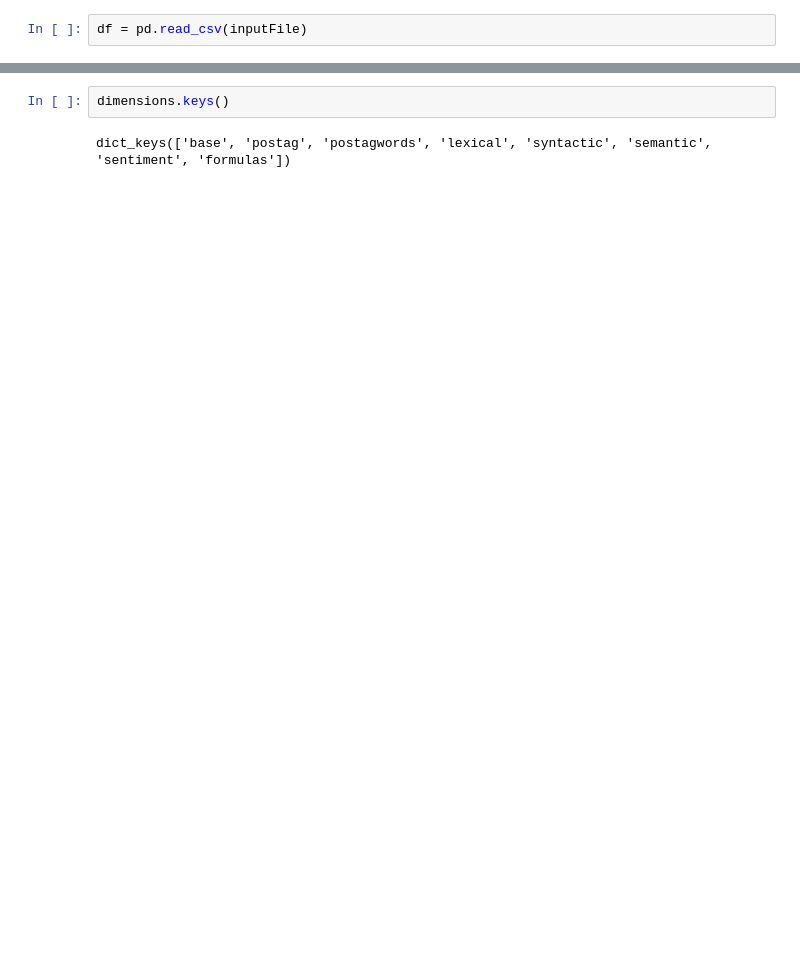
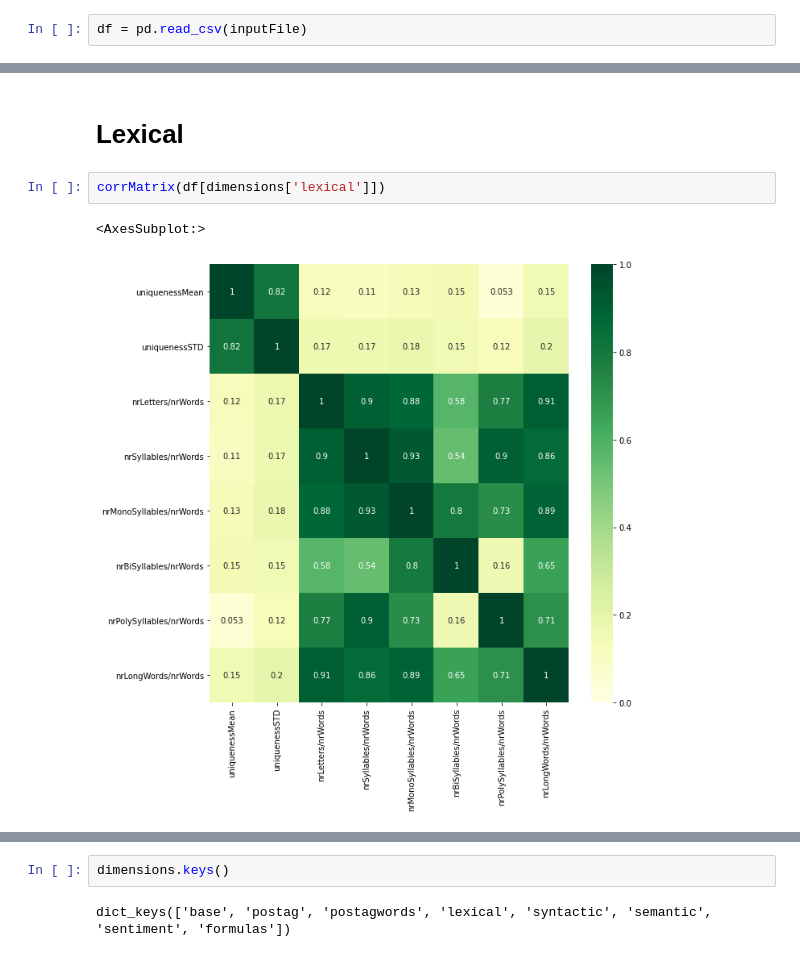
Before and after one commit to leddy231/kex, a Jupyter notebook: Dimensions-Correlation.ipynb, the cells around one changed output, grey strips where cells are left out. Saved outputs shown, nothing was run; the diff lists cells and outputs as text; blank space fills up the shorter version.

```diff
--- a/Dimensions-Correlation.ipynb
+++ b/Dimensions-Correlation.ipynb
@@ -30,0 +33,7 @@ dimensions = pickle.load(open('./Data-Dimensions.pickle', mode='rb'))
+# %% [markdown]
+# Lexical
+# %%
+corrMatrix(df[dimensions['lexical']])
+# %% [output]
+<AxesSubplot:>
+[figure, added]
```
Also changed, not shown: parts of 36 cells of this notebook, 13 other files.
